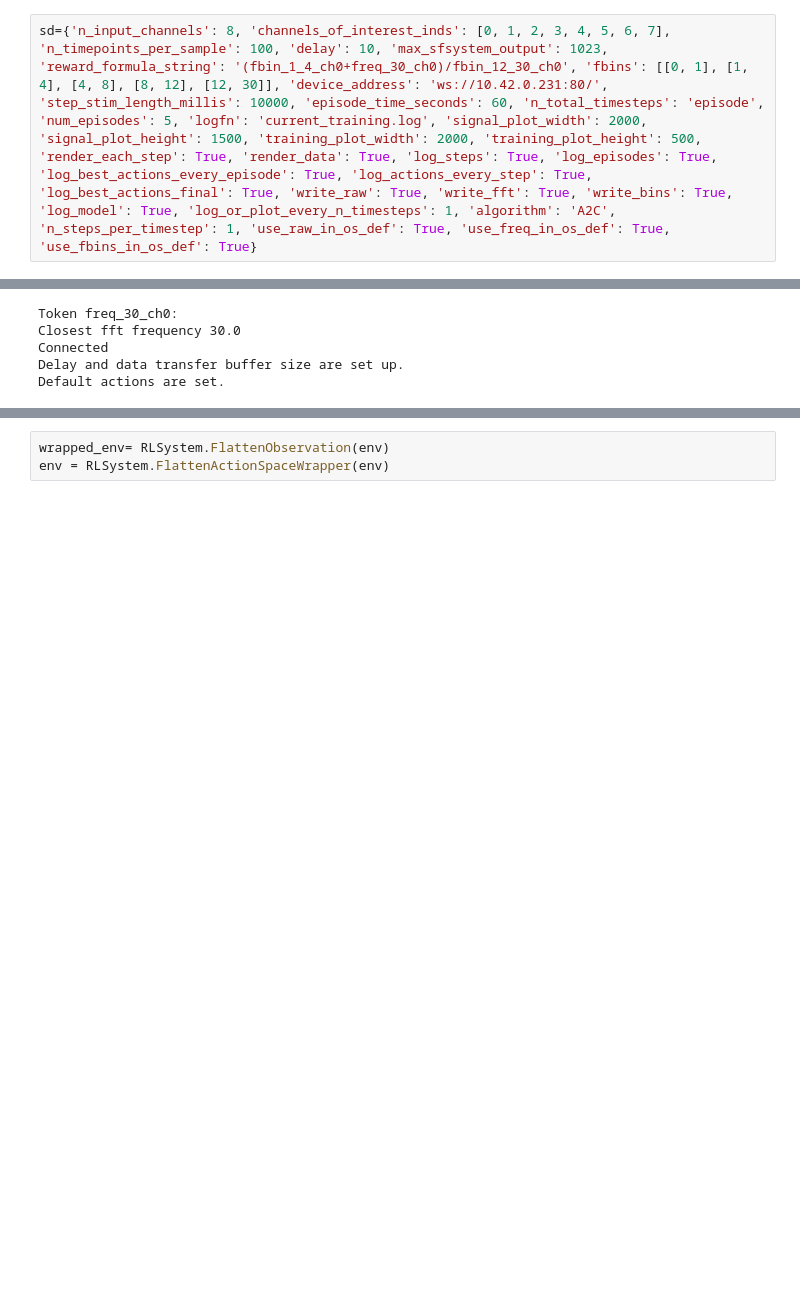
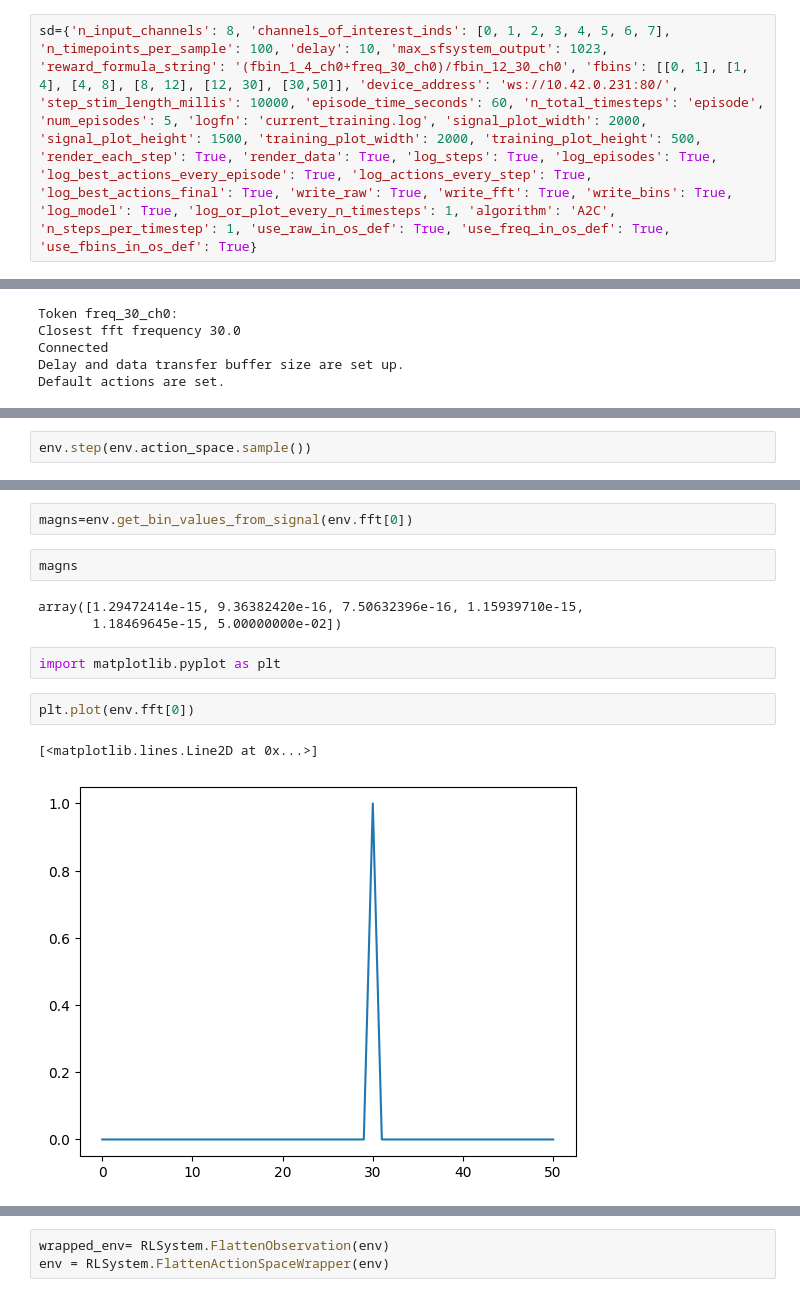
Before and after one commit to ACDBio/sfsystem_withstim, a Jupyter notebook: RLSystemApplication.ipynb, the cells around one changed output, grey strips where cells are left out. Drawn from its saved outputs; the diff is of its cells as text; blank space fills up the shorter version.

Commit message:
Added another bin 30,50 so that it is visible that the synth signal is processed ok

```diff
--- a/RLSystemApplication.ipynb
+++ b/RLSystemApplication.ipynb
@@ -6,5 +14,5 @@ reload(RLSystem)
 # %% [output]
 <module 'RLSystem' from '/home/biorp/Documents/PlatformIO/Projects/SFSystem_withAV/RLSystem.py'>
 # %%
-sd={'n_input_channels': 8, 'channels_of_interest_inds': [0, 1, 2, 3, 4, 5, 6, 7], 'n_timepoints_per_sample': 100, 'delay': 10, 'max_sfsystem_output': 1023, 'reward_formula_string': '(fbin_1_4_ch0+freq_30_ch0)/fbin_12_30_ch0', 'fbins': [[0, 1], [1, 4], [4, 8], [8, 12], [12, 30]], 'device_address': 'ws://10.42.0.231:80/', 'step_stim_length_millis': 10000, 'episode_time_seconds': 60, 'n_total_timesteps': 'episode', 'num_episodes': 5, 'logfn': 'current_training.log', 'signal_plot_width': 2000, 'signal_plot_height': 1500, 'training_plot_width': 2000, 'training_plot_height': 500, 'render_each_step': True, 'render_data': True, 'log_steps': True, 'log_episodes': True, 'log_best_actions_every_episode': True, 'log_actions_every_step': True, 'log_best_actions_final': True, 'write_raw': True, 'write_fft': True, 'write_bins': True, 'log_model': True, 'log_or_plot_every_n_timesteps': 1, 'algorithm': 'A2C', 'n_steps_per_timestep': 1, 'use_raw_in_os_def': True, 'use_freq_in_os_def': True, 'use_fbins_in_os_def': True}
+sd={'n_input_channels': 8, 'channels_of_interest_inds': [0, 1, 2, 3, 4, 5, 6, 7], 'n_timepoints_per_sample': 100, 'delay': 10, 'max_sfsystem_output': 1023, 'reward_formula_string': '(fbin_1_4_ch0+freq_30_ch0)/fbin_12_30_ch0', 'fbins': [[0, 1], [1, 4], [4, 8], [8, 12], [12, 30], [30,50]], 'device_address': 'ws://10.42.0.231:80/', 'step_stim_length_millis': 10000, 'episode_time_seconds': 60, 'n_total_timesteps': 'episode', 'num_episodes': 5, 'logfn': 'current_training.log', 'signal_plot_width': 2000, 'signal_plot_height': 1500, 'training_plot_width': 2000, 'training_plot_height': 500, 'render_each_step': True, 'render_data': True, 'log_steps': True, 'log_episodes': True, 'log_best_actions_every_episode': True, 'log_actions_every_step': True, 'log_best_actions_final': True, 'write_raw': True, 'write_fft': True, 'write_bins': True, 'log_model': True, 'log_or_plot_every_n_timesteps': 1, 'algorithm': 'A2C', 'n_steps_per_timestep': 1, 'use_raw_in_os_def': True, 'use_freq_in_os_def': True, 'use_fbins_in_os_def': True}
 # %%
@@ -47,0 +58,2 @@ Default actions are set.
+# %%
+env.step(env.action_space.sample())
@@ -47,0 +99,14 @@ Default actions are set.
+# %%
+magns=env.get_bin_values_from_signal(env.fft[0])
+# %%
+magns
+# %% [output]
+array([1.29472414e-15, 9.36382420e-16, 7.50632396e-16, 1.15939710e-15,
+       1.18469645e-15, 5.00000000e-02])
+# %%
+import matplotlib.pyplot as plt
+# %%
+plt.plot(env.fft[0])
+# %% [output]
+[<matplotlib.lines.Line2D at 0x...>]
+[figure, added]
```
Also changed, not shown: parts of 14 cells of this notebook, 2 other files.
